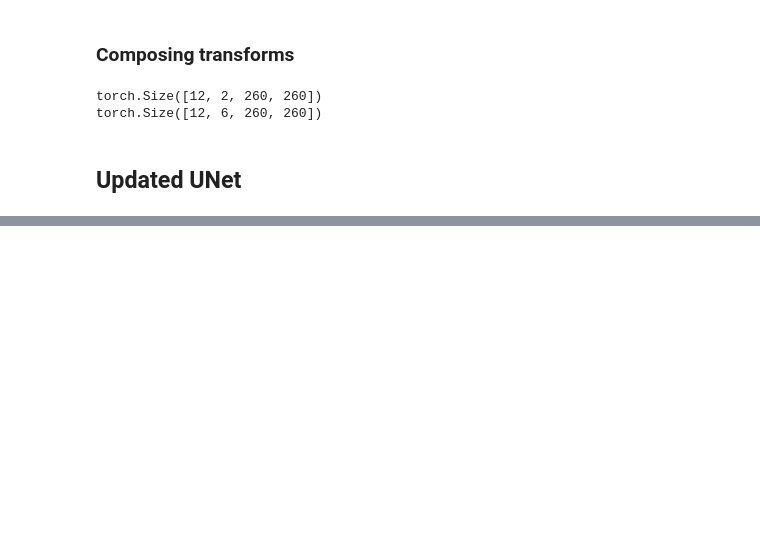
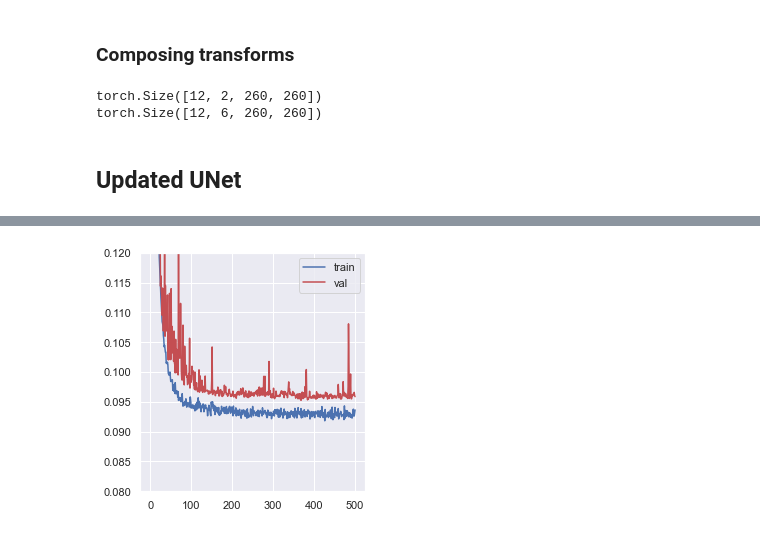
Before and after one commit to nal10/cellcount, a Jupyter notebook: refactor/notebooks/base_unet_datagen.ipynb, the cells around one changed output, grey strips where cells are left out. Drawn from its saved outputs; the diff is of its cells as text; code cells hidden in the pictures; blank space fills up the shorter version.

```diff
--- a/refactor/notebooks/base_unet_datagen.ipynb
+++ b/refactor/notebooks/base_unet_datagen.ipynb
@@ -572,2 +626,18 @@ epoch 0099 training loss: 0.094780Training with GPU took 90.801sec
+# %%
+%matplotlib inline
+dat = pd.read_csv('./temp.csv')
+import matplotlib.pyplot as plt
+import seaborn as sns
+sns.set()
+plt.figure(figsize=(4,4))
+plt.plot(dat['epoch'],dat['train_mse'],'-b',label='train')
+plt.plot(dat['epoch'],dat['val_mse'],'-r',label='val')
+ax = plt.gca()
+ax.set_ylim(0.08,0.12)
+plt.legend()
+plt.tight_layout()
+plt.show()
+# %% [output]
+[figure, added]
 # %%
 %matplotlib inline
```
Also changed, not shown: parts of 7 cells of this notebook, 1 other file.
